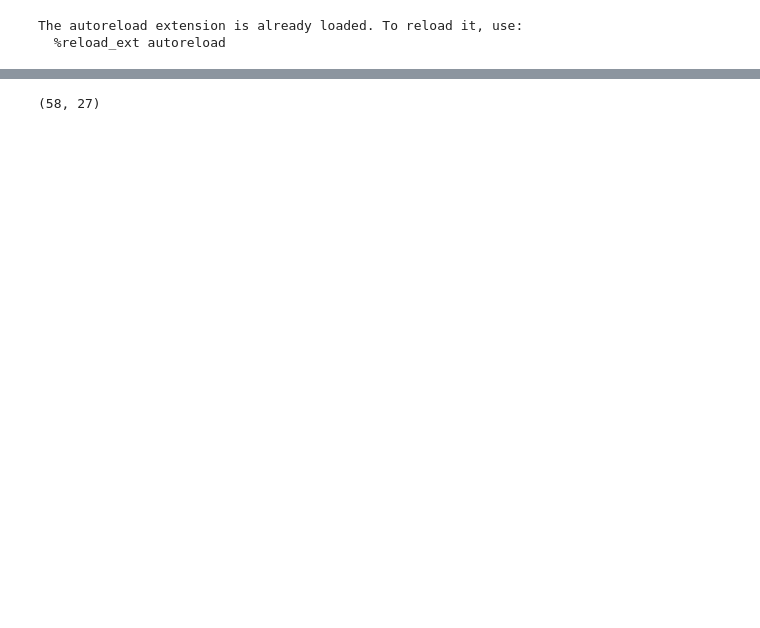
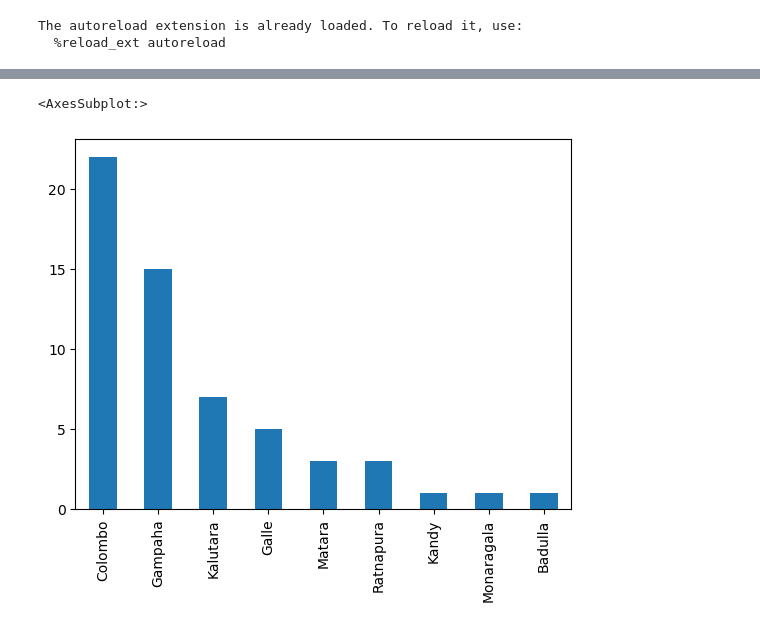
Before and after one commit to pcperera/energy-usage-sri-lanka, a Jupyter notebook: descriptive.ipynb, the cells around one changed output, grey strips where cells are left out. Cells and saved outputs as stored; diff of their text form; code cells hidden in the pictures; blank space fills up the shorter version.

```diff
--- a/descriptive.ipynb
+++ b/descriptive.ipynb
@@ -20,3 +43,8 @@ df.describe()
+# %%
+df = raw_df
+# %%
+df.rename(columns={'Which district you are residing?': 'District'}, inplace=True)
+df.rename(columns={'Which Secretarial division your house belonged?': 'Secretarial Division'}, inplace=True)
 # %%
 df.columns
 # %% [output]
@@ -106,4 +68,5 @@ new_df
-# %%
-new_df.shape
-# %% [output]
-(58, 27)
+# %%
+df['District'].value_counts().plot(kind='bar')
+# %% [output]
+<AxesSubplot:>
+[figure, added]
```
Also changed, not shown: parts of 10 cells of this notebook.
